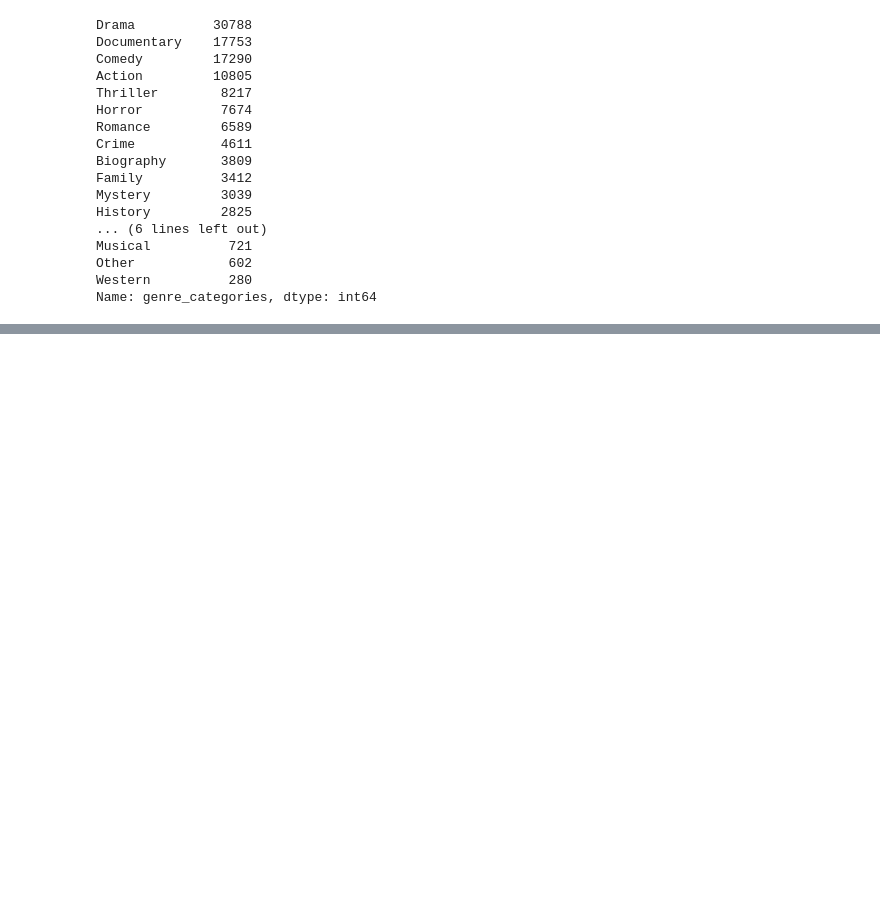
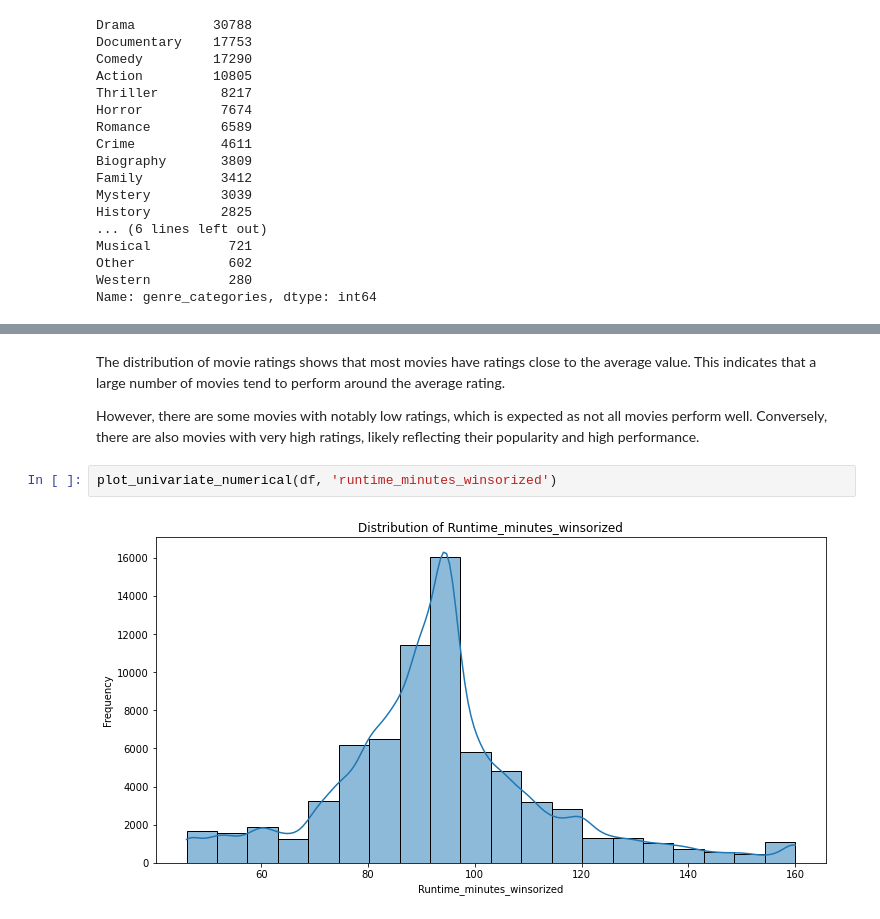
Before and after one commit to Anniemarie001/DSC-PHASE1-PROJECT, a Jupyter notebook: index.ipynb, the cells around one changed output, grey strips where cells are left out. Saved outputs shown, nothing was run; the diff lists cells and outputs as text; blank space fills up the shorter version.

```diff
--- a/index.ipynb
+++ b/index.ipynb
@@ -677,0 +728,8 @@ Name: genre_categories, dtype: int64
+# %% [markdown]
+The distribution of movie ratings shows that most movies have ratings close to the average value. This indicates that a large number of movies tend to perform around the average rating.
+
+However, there are some movies with notably low ratings, which is expected as not all movies perform well. Conversely, there are also movies with very high ratings, likely reflecting their popularity and high performance.
+# %%
+plot_univariate_numerical(df, 'runtime_minutes_winsorized')
+# %% [output]
+[figure, added]
```
Also changed, not shown: parts of 11 cells of this notebook.
